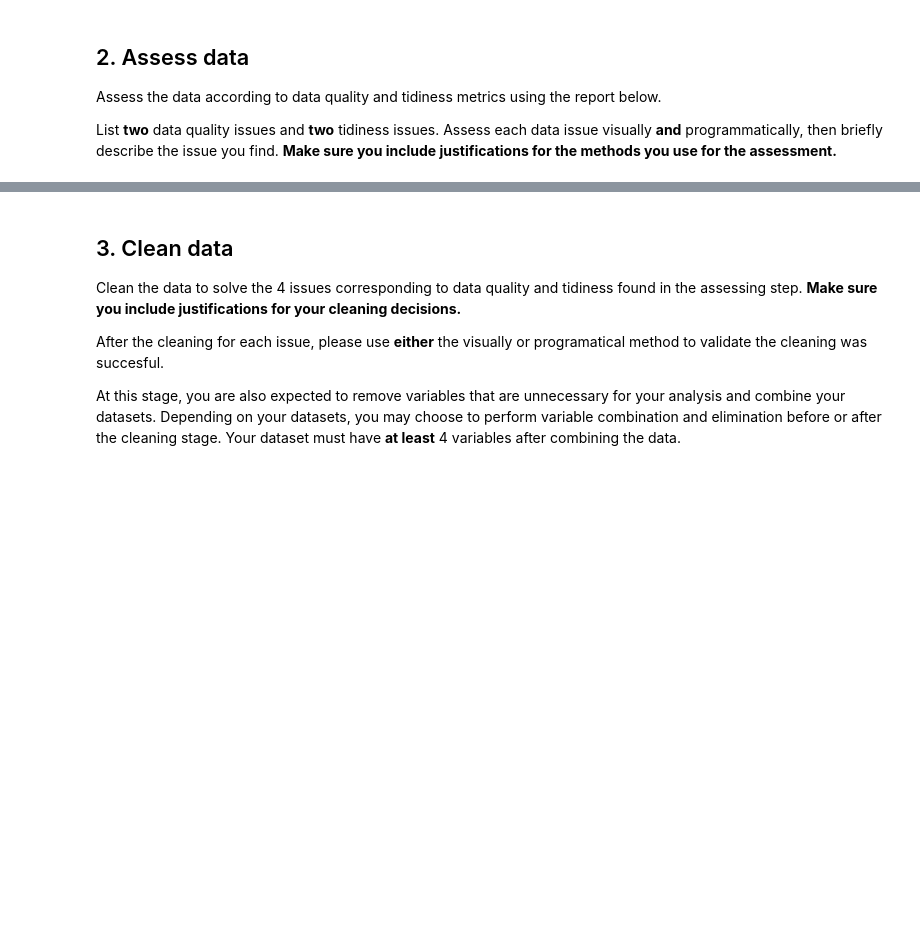
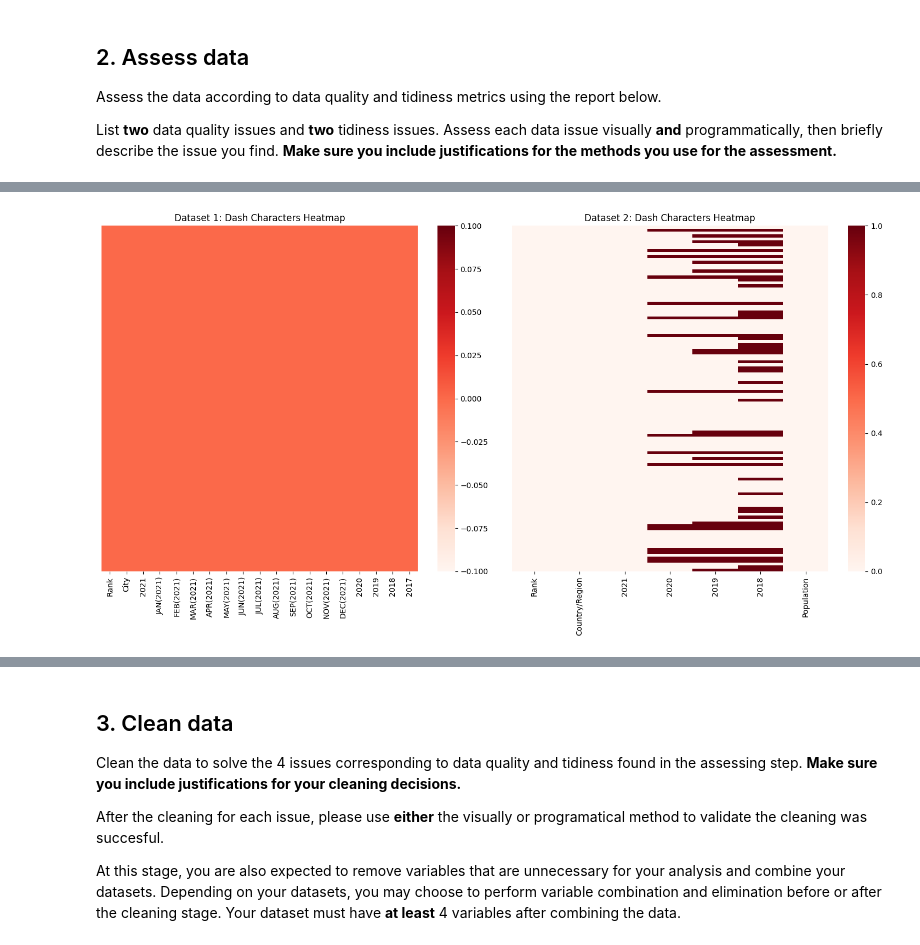
Before and after one commit to iistatiehh/AQI-Satistical-Analysis, a Jupyter notebook: AQISatisticalAnalysis.ipynb, the cells around one changed output, grey strips where cells are left out. Saved outputs shown, nothing was run; the diff lists cells and outputs as text; code cells hidden in the pictures; blank space fills up the shorter version.

```diff
--- a/AQISatisticalAnalysis.ipynb
+++ b/AQISatisticalAnalysis.ipynb
@@ -75,7 +75,7 @@ DEC(2021)
 2017
 # %%
 #Loading data locally
-data=pd.read_csv(r"C:\Users\asus\Downloads\AIR QUALITY INDEX (by cities) - IQAir.csv")
+data=pd.read_csv(r"AIR QUALITY INDEX (by cities) - IQAir.csv")
 data.replace('-', np.nan, inplace=True)
 data
 # %% [output]
@@ -114,7 +114,7 @@ os.makedirs(os.path.expanduser("~/.cache/kagglehub"), exist_ok=True)
 
 file_path = "AIR QUALITY INDEX- top countries.csv"
 
-dataa = kagglehub.load_dataset(
+data2 = kagglehub.load_dataset(
     KaggleDatasetAdapter.PANDAS,
 
     "ramjasmaurya/most-polluted-cities-and-countries-iqair-index",
@@ -122,11 +122,11 @@ dataa = kagglehub.load_dataset(
 )
 
 print("First 5 records:")
-print(dataa.head())
-dataa.replace('-', np.nan, inplace=True)
+print(data2.head())
+
 
 desktop_path = os.path.join(os.path.expanduser("~"), "Desktop", "polluted_cities.csv")
-dataa.to_csv(desktop_path, index=False)
+data2.to_csv(desktop_path, index=False)
 print(f"\nDataset saved to: {desktop_path}")
 # %% [output]
 First 5 records:
@@ -180,0 +173,14 @@ there are some Missing vaules
+# %%
+# Visual inspection
+plt.figure(figsize=(15, 8))
+plt.subplot(1, 2, 1)
+sns.heatmap(data.isin(['-']), cbar=True, cmap='Reds', yticklabels=False)
+plt.title("Dataset 1: Dash Characters Heatmap")
+
+plt.subplot(1, 2, 2)
+sns.heatmap(data2.isin(['-']), cbar=True, cmap='Reds', yticklabels=False)
+plt.title("Dataset 2: Dash Characters Heatmap")
+plt.tight_layout()
+plt.show()
+# %% [output]
+[figure, added]
```
Also changed, not shown: parts of 88 cells of this notebook, 2 other files.
